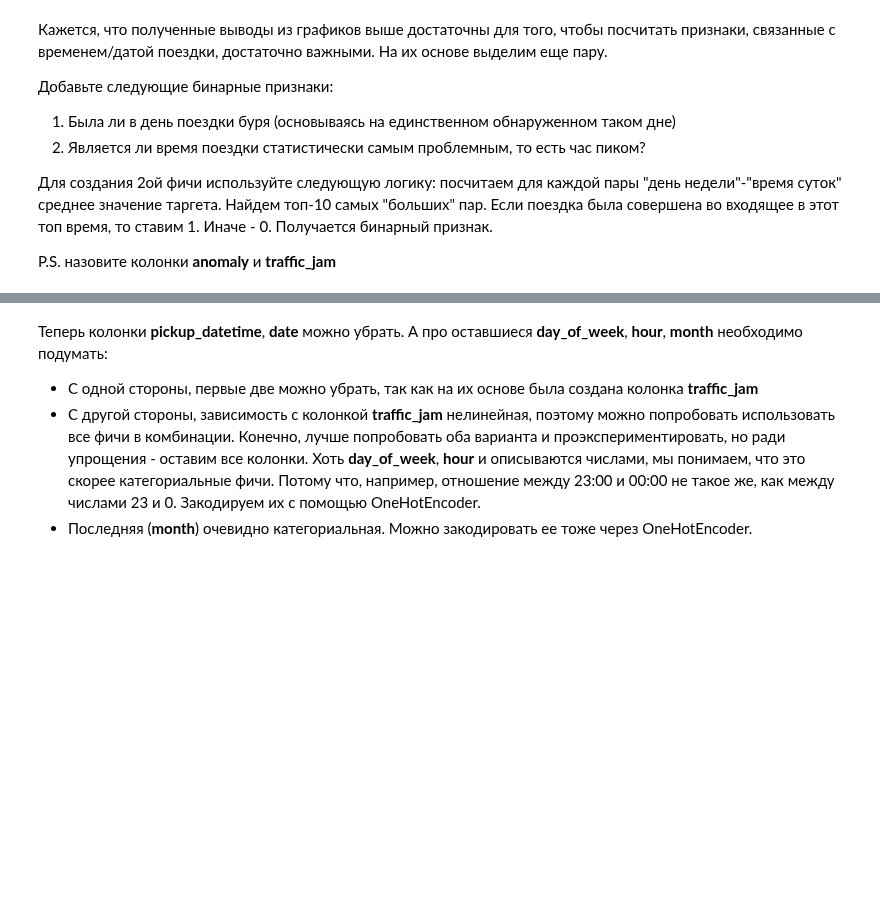
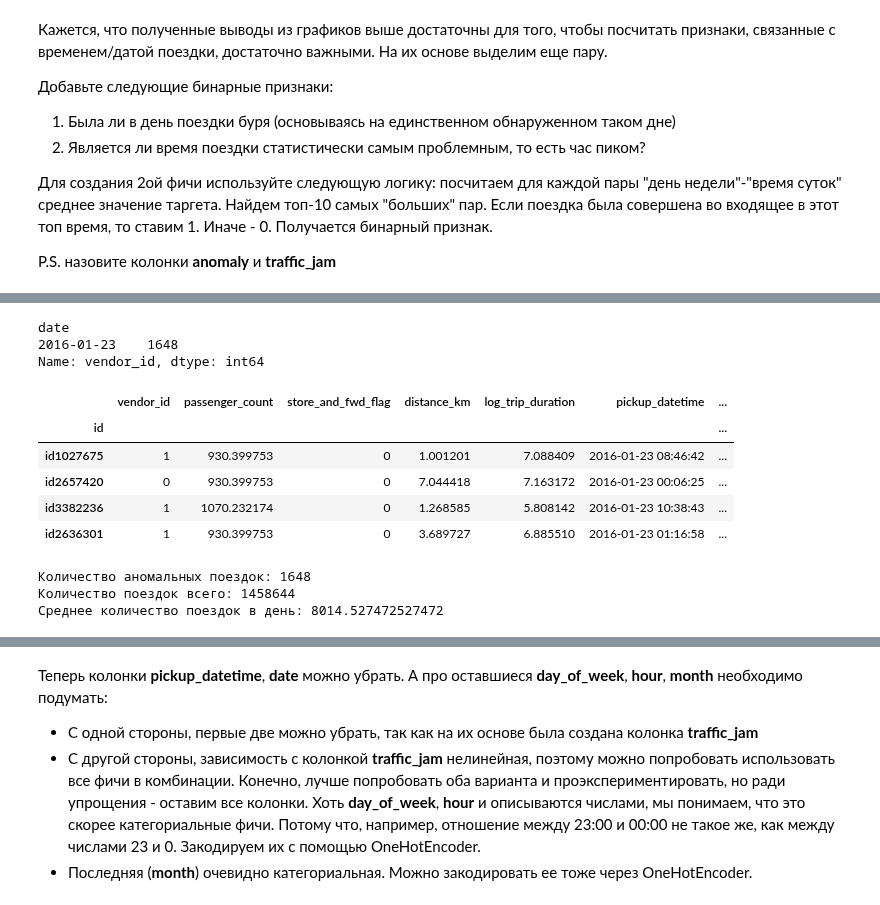
Before and after one commit to Alexey3250/Start_ML, a Jupyter notebook: Machine_learning/7_feauture_selection/HW_7.ipynb, the cells around one changed output, grey strips where cells are left out. Drawn from its saved outputs; the diff is of its cells as text; code cells hidden in the pictures; blank space fills up the shorter version.

```diff
--- a/Machine_learning/7_feauture_selection/HW_7.ipynb
+++ b/Machine_learning/7_feauture_selection/HW_7.ipynb
@@ -298,0 +356,12 @@ processed_data.head()
+# %%
+### Находим день с минимальным количеством поездок
+
+# Создаем колонку anomaly и заполняем ее нулями
+processed_data['anomaly'] = 0
+
+# Найдём один день с минимальным количеством поездок
+processed_data.groupby('date').count()['vendor_id'].sort_values().head(1)
+# %% [output]
+date
+2016-01-23    1648
+Name: vendor_id, dtype: int64
@@ -298,0 +374,24 @@ processed_data.head()
+# %%
+# Создаём бинарный признак anomaly
+processed_data['anomaly'] = processed_data.date.apply(lambda x: 1 if x == min_date else 0)
+processed_data.query('date == "2016-01-23"').head(4)
+# %% [output]
+|  | vendor_id | passenger_count | store_and_fwd_flag | distance_km | log_trip_duration | pickup_datetime | ... |
+| id |  |  |  |  |  |  | ... |
+| id1027675 | 1 | 930.399753 | 0 | 1.001201 | 7.088409 | 2016-01-23 08:46:42 | ... |
+| id2657420 | 0 | 930.399753 | 0 | 7.044418 | 7.163172 | 2016-01-23 00:06:25 | ... |
+| id3382236 | 1 | 1070.232174 | 0 | 1.268585 | 5.808142 | 2016-01-23 10:38:43 | ... |
+| id2636301 | 1 | 930.399753 | 0 | 3.689727 | 6.885510 | 2016-01-23 01:16:58 | ... |
+# %%
+# Check the number of anomalies
+print('Количество аномальных поездок: {}'.format(processed_data['anomaly'].sum()))
+
+# Посчитаем количество поездок всего и аномальных
+print('Количество поездок всего: {}'.format(processed_data.shape[0]))
+
+# Среднее количество поездок в день
+print('Среднее количество поездок в день: {}'.format(processed_data.shape[0] / processed_data.date.unique().shape[0]))
+# %% [output]
+Количество аномальных поездок: 1648
+Количество поездок всего: 1458644
+Среднее количество поездок в день: 8014.527472527472
```
Also changed, not shown: parts of 23 cells of this notebook, 1 other file.
